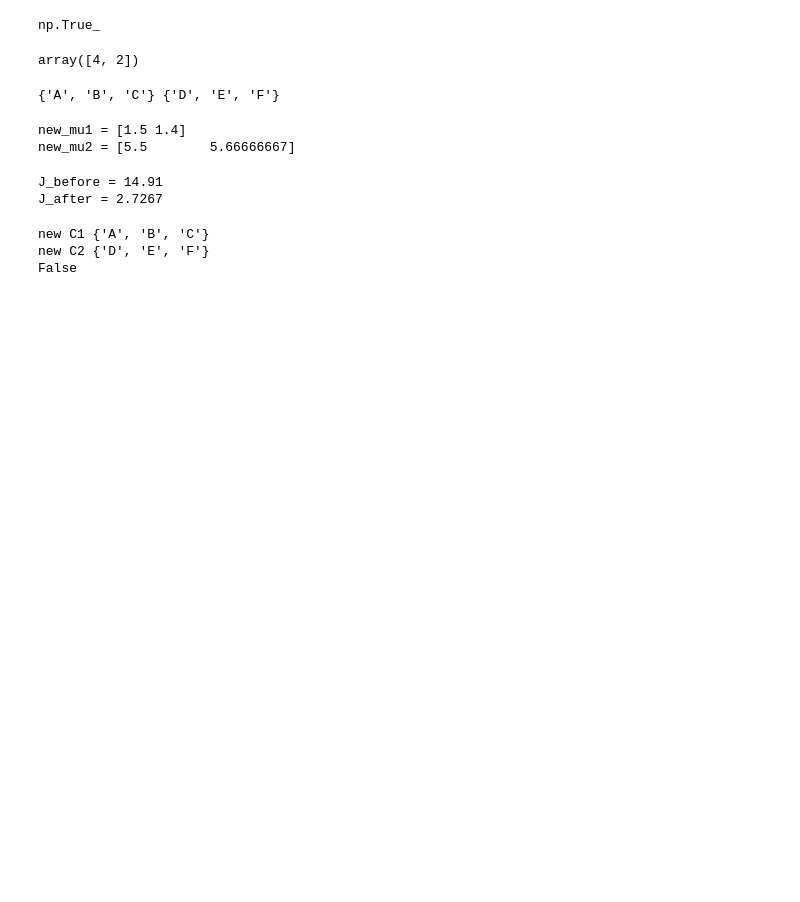
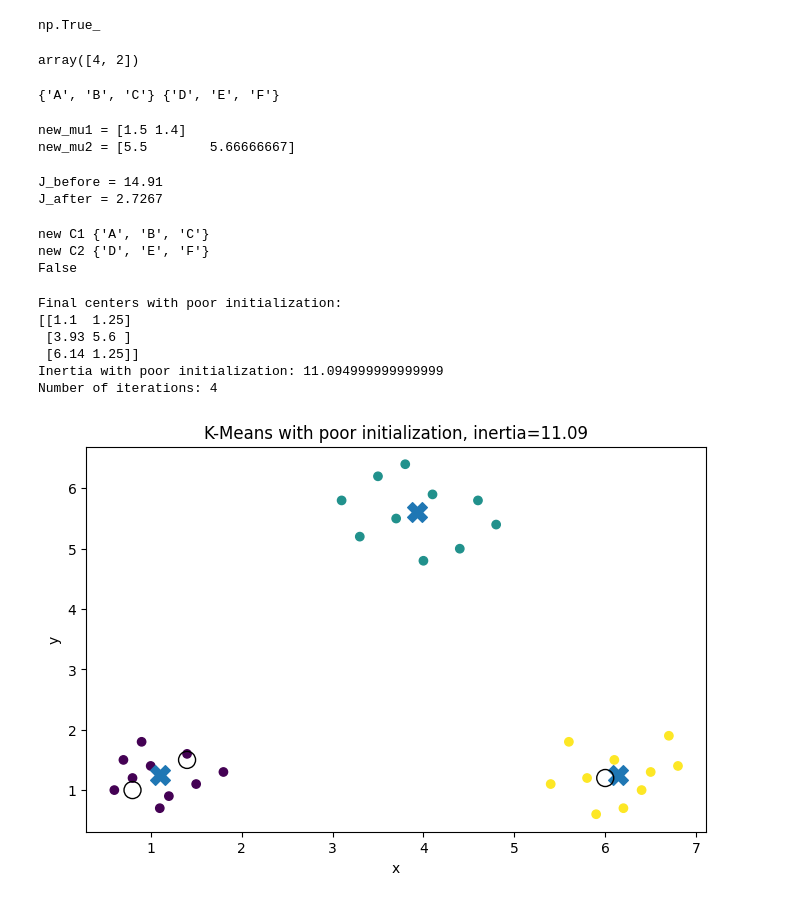
Before and after one commit to al102030/Introduction-to-the-Machine-Learning-and-Big-Data-Practice, a Jupyter notebook: 1.ipynb, the cells around one changed output. Saved outputs shown, nothing was run; the diff lists cells and outputs as text; code cells hidden in the pictures; blank space fills up the shorter version.

```diff
--- a/1.ipynb
+++ b/1.ipynb
@@ -305,3 +305,76 @@ print(C1 != new_C1 or C2 != new_C2)
 new C1 {'A', 'B', 'C'}
 new C2 {'D', 'E', 'F'}
 False
+# %%
+# Task 4: K-Means: poor initialisation
+
+import numpy as np
+import matplotlib.pyplot as plt
+from sklearn.cluster import KMeans
+
+X = np.array([
+    [0.8, 1.2], [1.0, 1.4], [1.2, 0.9], [1.4, 1.6], [0.6, 1.0],
+    [1.5, 1.1], [0.9, 1.8], [1.8, 1.3], [1.1, 0.7], [0.7, 1.5],
+
+    [5.8, 1.2], [6.1, 1.5], [6.4, 1.0], [5.6, 1.8], [6.8, 1.4],
+    [6.2, 0.7], [5.4, 1.1], [6.7, 1.9], [5.9, 0.6], [6.5, 1.3],
+
+    [3.3, 5.2], [3.7, 5.5], [4.1, 5.9], [4.4, 5.0], [3.5, 6.2],
+    [4.6, 5.8], [3.1, 5.8], [4.0, 4.8], [4.8, 5.4], [3.8, 6.4]
+])
+# %%
+init_centers_poor = np.array([
+    [0.8, 1.0],
+    [1.4, 1.5],
+    [6.0, 1.2]
+])
+
+kmeans_poor = KMeans(
+    n_clusters=3,
+    init=init_centers_poor,
+    n_init=1,
+    random_state=0
+)
+
+labels_poor = kmeans_poor.fit_predict(X)
+centers_poor = kmeans_poor.cluster_centers_
+
+print("Final centers with poor initialization:")
+print(centers_poor)
+
+print("Inertia with poor initialization:", kmeans_poor.inertia_)
+print("Number of iterations:", kmeans_poor.n_iter_)
+# %% [output]
+Final centers with poor initialization:
+[[1.1  1.25]
+ [3.93 5.6 ]
+ [6.14 1.25]]
+Inertia with poor initialization: 11.094999999999999
+Number of iterations: 4
+# %%
+plt.figure(figsize=(8, 5))
+
+plt.scatter(X[:, 0], X[:, 1], c=labels_poor)
+
+plt.scatter(
+    centers_poor[:, 0],
+    centers_poor[:, 1],
+    marker="X",
+    s=200
+)
+
+plt.scatter(
+    init_centers_poor[:, 0],
+    init_centers_poor[:, 1],
+    marker="o",
+    s=150,
+    facecolors="none",
+    edgecolors="black"
+)
+
+plt.title(f"K-Means with poor initialization, inertia={kmeans_poor.inertia_:.2f}")
+plt.xlabel("x")
+plt.ylabel("y")
+plt.show()
+# %% [output]
+[figure, added]
```
Also changed, not shown: parts of 7 cells of this notebook, 1 other file.
